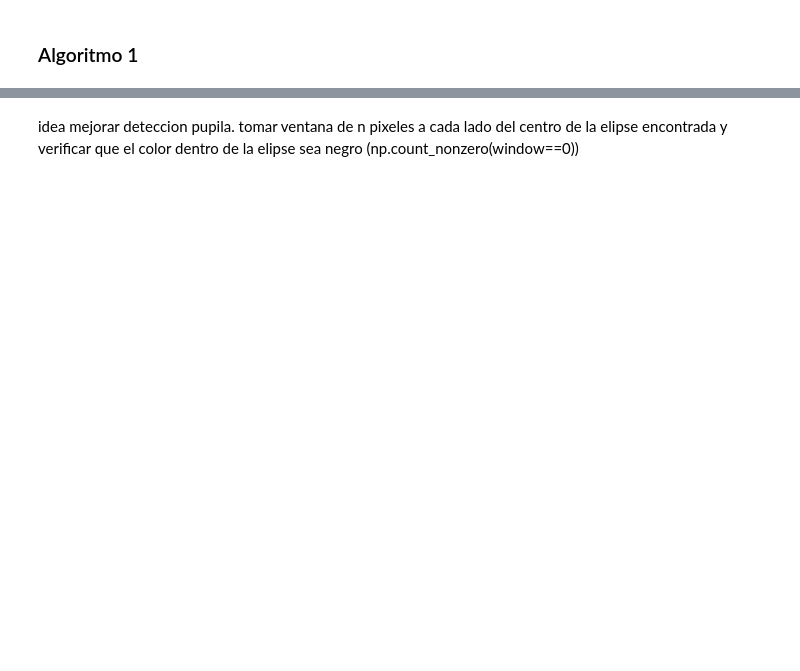
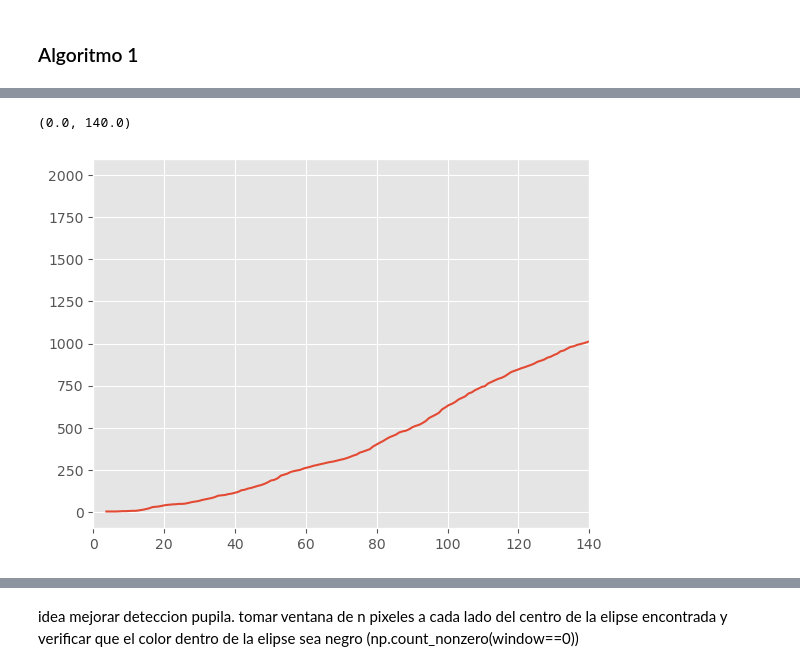
Before and after one commit to mathiramilo/pupil-detection, a Jupyter notebook: src/exploratory.ipynb, the cells around one changed output, grey strips where cells are left out. Saved outputs shown, nothing was run; the diff lists cells and outputs as text; code cells hidden in the pictures; blank space fills up the shorter version.

```diff
--- a/src/exploratory.ipynb
+++ b/src/exploratory.ipynb
@@ -206,3 +306,11 @@ else:
+# %%
+hist, bin = np.histogram(difference, 800)
+hist_sum = np.cumsum(hist)
+plt.plot(bin[1:], hist_sum)
+plt.xlim(0,140)
+# %% [output]
+(0.0, 140.0)
+[figure, added]
 # %%
 from pathlib import Path
 
```
Also changed, not shown: parts of 12 cells of this notebook, 5 other files.
